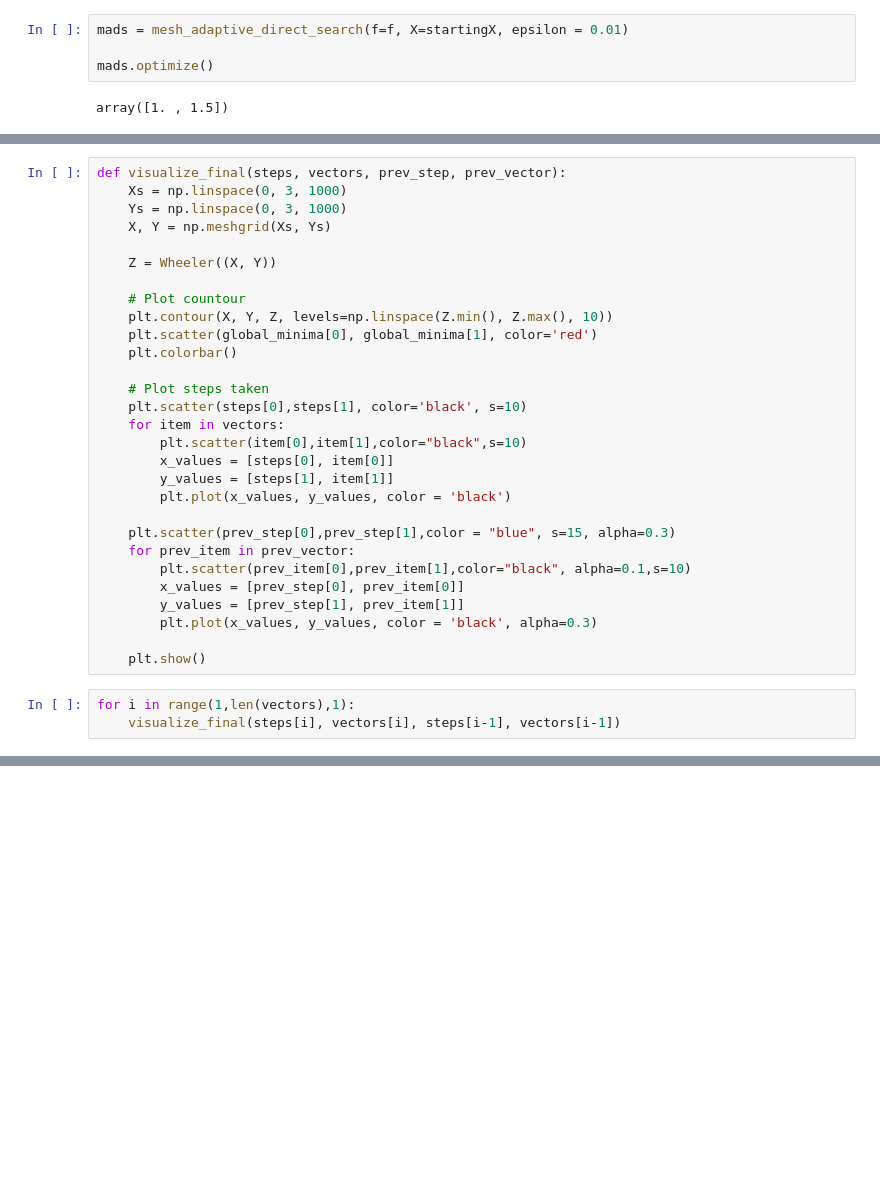
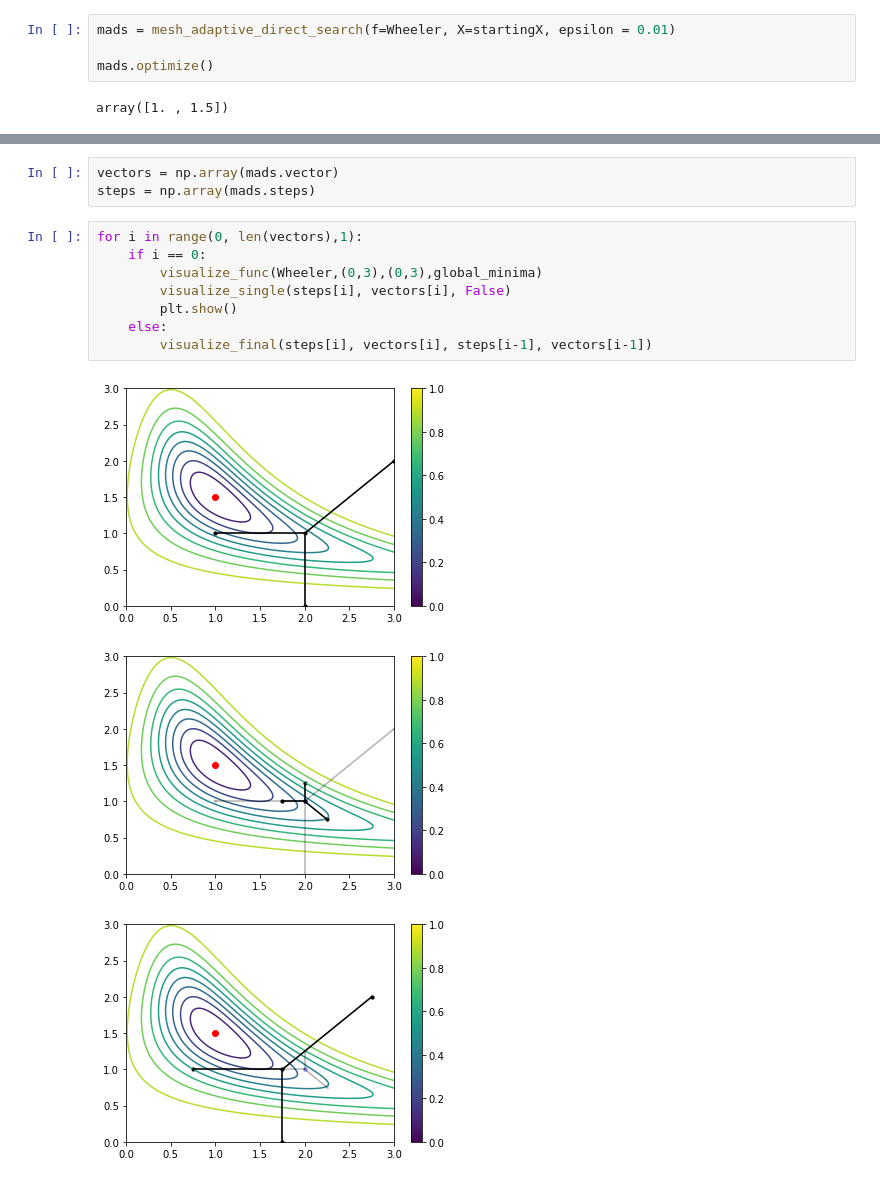
Before and after one commit to mdnam2410/hcmus-ml-optimization-project, a Jupyter notebook: MADS/Mesh Adaptive Direct Search.ipynb, the cells around one changed output, grey strips where cells are left out. Saved outputs shown, nothing was run; the diff lists cells and outputs as text; blank space fills up the shorter version.

Commit message:
optimize visualize functions, change test function

```diff
--- a/MADS/Mesh Adaptive Direct Search.ipynb
+++ b/MADS/Mesh Adaptive Direct Search.ipynb
@@ -82,7 +114,7 @@ startingX = X
 
 global_minima = np.array([1, 1.5])
 # %%
-mads = mesh_adaptive_direct_search(f=f, X=startingX, epsilon = 0.01)
+mads = mesh_adaptive_direct_search(f=Wheeler, X=startingX, epsilon = 0.01)
 
 mads.optimize()
 # %% [output]
@@ -93,32 +121,0 @@ steps = np.array(mads.steps)
-# %%
-def visualize_final(steps, vectors, prev_step, prev_vector):
-    Xs = np.linspace(0, 3, 1000)
-    Ys = np.linspace(0, 3, 1000)
-    X, Y = np.meshgrid(Xs, Ys)
-
-    Z = Wheeler((X, Y))
-
-    # Plot countour
-    plt.contour(X, Y, Z, levels=np.linspace(Z.min(), Z.max(), 10))
-    plt.scatter(global_minima[0], global_minima[1], color='red')
-    plt.colorbar()
-
-    # Plot steps taken
-    plt.scatter(steps[0],steps[1], color='black', s=10)
-    for item in vectors:
-        plt.scatter(item[0],item[1],color="black",s=10)
-        x_values = [steps[0], item[0]]
-        y_values = [steps[1], item[1]]
-        plt.plot(x_values, y_values, color = 'black')
-
-    plt.scatter(prev_step[0],prev_step[1],color = "blue", s=15, alpha=0.3)
-    for prev_item in prev_vector:
-        plt.scatter(prev_item[0],prev_item[1],color="black", alpha=0.1,s=10)
-        x_values = [prev_step[0], prev_item[0]]
-        y_values = [prev_step[1], prev_item[1]]
-        plt.plot(x_values, y_values, color = 'black', alpha=0.3)
-
-    plt.show()
-# %%
-for i in range(1,len(vectors),1):
-    visualize_final(steps[i], vectors[i], steps[i-1], vectors[i-1])
@@ -164,0 +122,15 @@ def visualize_gif(steps, vectors, prev_step, prev_vector,frames):
+# %%
+vectors = np.array(mads.vector)
+steps = np.array(mads.steps)
+# %%
+for i in range(0, len(vectors),1):
+    if i == 0:
+        visualize_func(Wheeler,(0,3),(0,3),global_minima)
+        visualize_single(steps[i], vectors[i], False)
+        plt.show()
+    else:
+        visualize_final(steps[i], vectors[i], steps[i-1], vectors[i-1])
+# %% [output]
+[figure, added]
+[figure, added]
+[figure, added]
```
Also changed, not shown: parts of 9 cells of this notebook, 1 other file.
